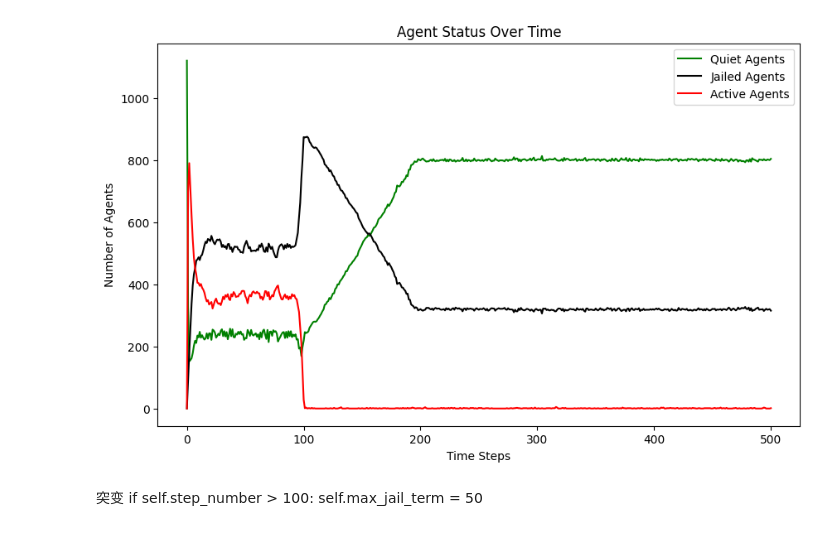
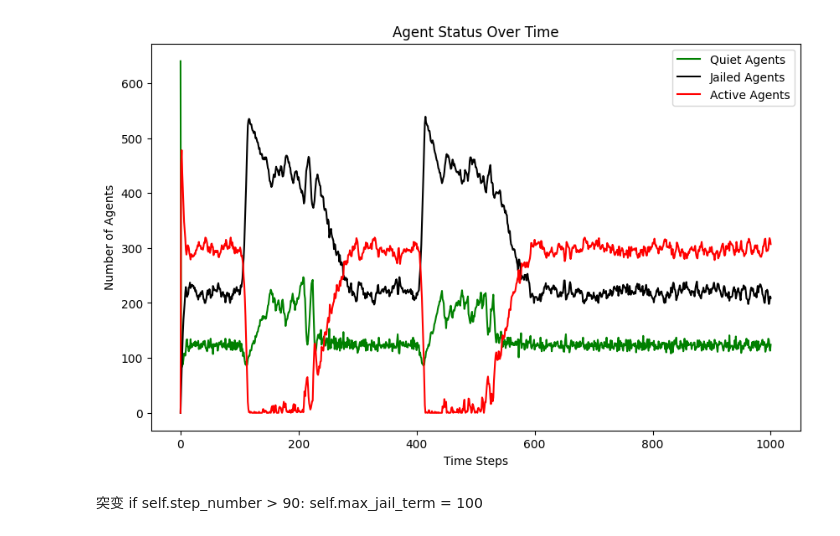
Before and after one commit to Mirrorgo/netlogo-a2, a Jupyter notebook: extension2/lwz_extension2.ipynb, the cells around one changed output. Drawn from its saved outputs; the diff is of its cells as text; code cells hidden in the pictures.

```diff
--- a/extension2/lwz_extension2.ipynb
+++ b/extension2/lwz_extension2.ipynb
@@ -91,8 +91,15 @@ class Model:
                 self.determine_behavior(entity)
             elif entity.type == EntityType.COP:
                 self.enforce(entity)
-        if self.step_number > 90:
+        # max_jail_term的变化
+        if self.step_number > 100 and self.step_number <= 200:
             self.max_jail_term = 100
+        elif self.step_number > 200 and self.step_number <= 400:
+            self.max_jail_term = 10
+        elif self.step_number > 400 and self.step_number <= 500:
+            self.max_jail_term = 100
+        elif self.step_number > 500:
+            self.max_jail_term = 10
 
         # 每次都是前面执行结束之后才跑统计方法
         for entity in self.entities:
@@ -164,39 +171,47 @@ class Model:
                 active_agents.append((agent, nx, ny))
         # Randomly select one active agent to arrest
         if active_agents:
             selected_agent, nx, ny = random.choice(active_agents)
             selected_agent.active = False
             selected_agent.jail_term = random.randint(0, self.max_jail_term)
             # Move cop to the position of the arrested agent
             self.grid[x][y] = None  # Remove cop from current position
             self.grid[nx][ny] = cop  # Move cop to new position
             cop.position = (nx, ny)
 
 
 # 实例化并运行模型
-AGENT_DENSITY = 70
-COP_DENSITY = 7
+AGENT_DENSITY = 40
+COP_DENSITY = 3
 VISION = 7
 K = 2.3
-GOV_LEGITIMACY = 0.2
+GOV_LEGITIMACY = 0.3
 MAX_JAIL_TERM = 10
 model = Model(AGENT_DENSITY, COP_DENSITY, VISION, K, GOV_LEGITIMACY, MAX_JAIL_TERM)
-for _ in range(500):
+for _ in range(1000):
     model.step()
+
+# 无规律
+# AGENT_DENSITY = 70
+# COP_DENSITY = 7
+# VISION = 7
+# K = 2.3
+# GOV_LEGITIMACY = 0.2
+# MAX_JAIL_TERM = 10
 
 # 绘制结果
 plt.figure(figsize=(10, 6))
 plt.plot(model.data['quiet'], label='Quiet Agents', color="green")
 plt.plot(model.data['jail'], label='Jailed Agents',color="black")
 plt.plot(model.data['active'], label='Active Agents',color="red")
 plt.xlabel('Time Steps')
 plt.ylabel('Number of Agents')
 plt.title('Agent Status Over Time')
 plt.legend()
 plt.show()
 # %% [output]
-[figure, old version]
+[figure, new version]
 # %% [markdown]
 突变
-        if self.step_number > 100:
-            self.max_jail_term = 50
+        if self.step_number > 90:
+            self.max_jail_term = 100
```
Also changed, not shown: 3 other files.
